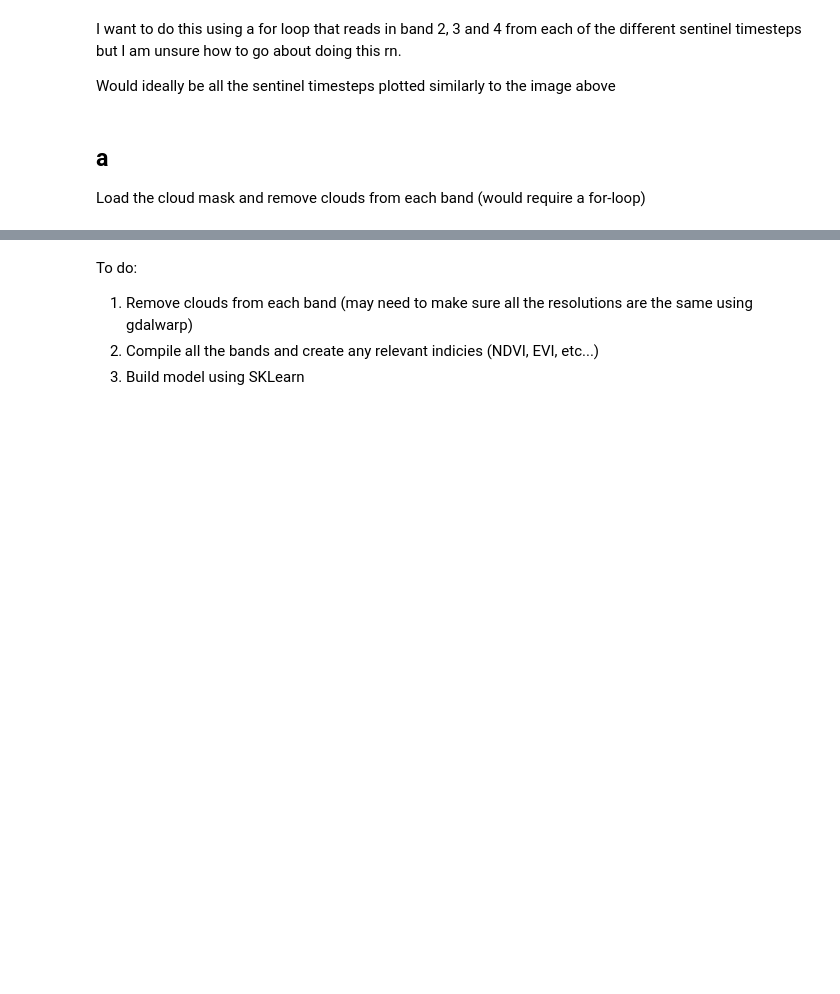
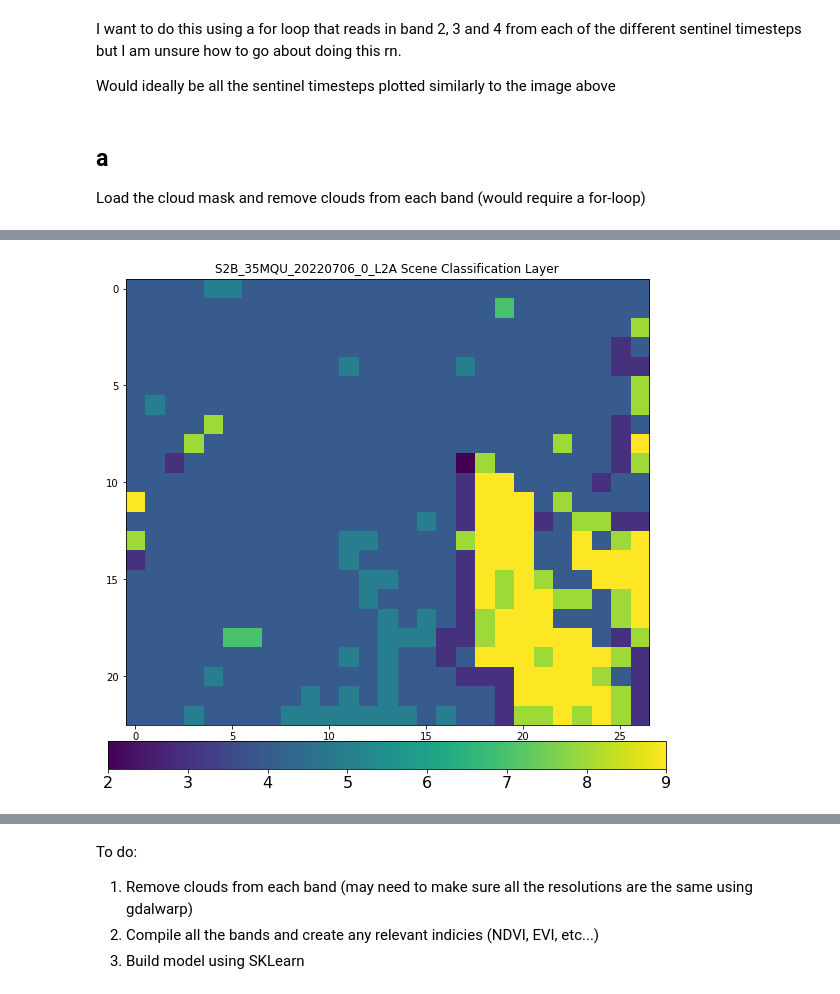
Before and after one commit to caseyslaught/duke-esda-forest-project, a Jupyter notebook: KT_project.ipynb, the cells around one changed output, grey strips where cells are left out. Cells and saved outputs as stored; diff of their text form; code cells hidden in the pictures; blank space fills up the shorter version.

```diff
--- a/KT_project.ipynb
+++ b/KT_project.ipynb
@@ -215,0 +378,15 @@ plt.show()
+# %%
+#Read in Cloud Mask
+file4 = '20220706_SCL_upscaled.tif'
+fp4 = rasterio.open(file4,'r')
+cloud = fp4.read(1)
+
+# Visualize Cloud Mask
+plt.figure(figsize=(10,10))
+plt.imshow(cloud)
+plt.title('S2B_35MQU_20220706_0_L2A Scene Classification Layer')
+cb = plt.colorbar(orientation='horizontal',pad=0.03)
+cb.ax.tick_params(labelsize=16)
+plt.show()
+# %% [output]
+[figure, added]
```
Also changed, not shown: parts of 42 cells of this notebook.
